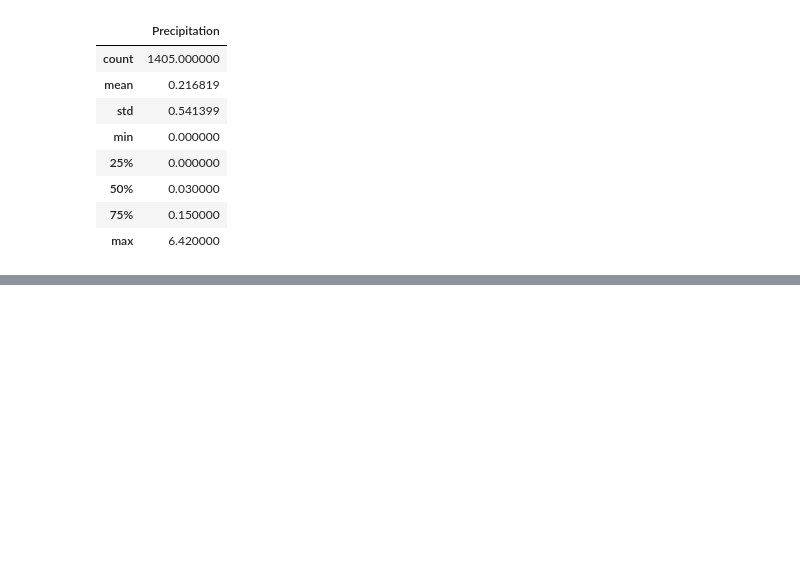
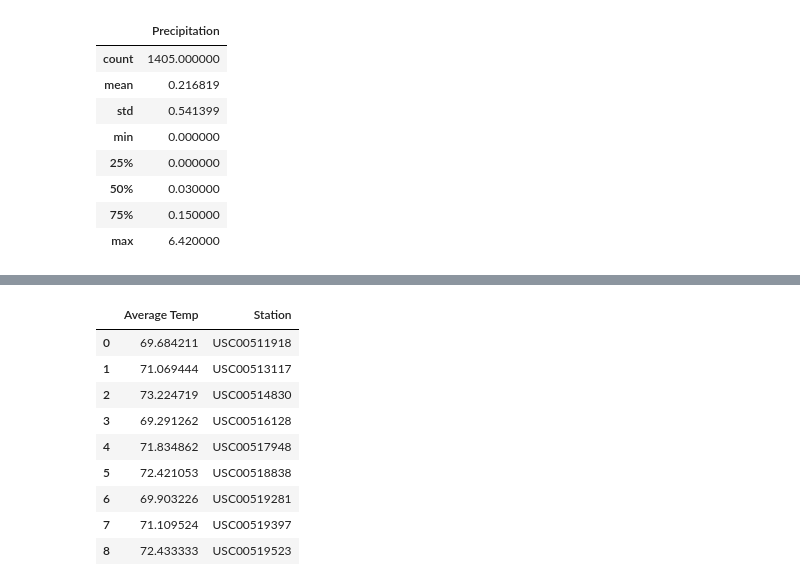
Before and after one commit to Degri95/surfs_up, a Jupyter notebook: SurfsUp_Challenge.ipynb, the cells around one changed output, grey strips where cells are left out. Drawn from its saved outputs; the diff is of its cells as text; code cells hidden in the pictures; blank space fills up the shorter version.

```diff
--- a/SurfsUp_Challenge.ipynb
+++ b/SurfsUp_Challenge.ipynb
@@ -156,0 +176,19 @@ December_prcp_df.describe()
+# %%
+# December station temps
+December_station_temp = session.query(Measurement.date, func.avg(Measurement.tobs), Measurement.station).\
+filter(extract('month', Measurement.date) == 12).group_by(Measurement.station)
+#December_station_temp.all()
+December_station_temp_list = [list(x) for x in December_station_temp]
+December_station_temp_df = pd.DataFrame(December_station_temp_list, columns=["Date", "Average Temp", "Station"])
+December_station_temp_df[["Average Temp","Station"]]
+# %% [output]
+|  | Average Temp | Station |
+| 0 | 69.684211 | USC00511918 |
+| 1 | 71.069444 | USC00513117 |
+| 2 | 73.224719 | USC00514830 |
+| 3 | 69.291262 | USC00516128 |
+| 4 | 71.834862 | USC00517948 |
+| 5 | 72.421053 | USC00518838 |
+| 6 | 69.903226 | USC00519281 |
+| 7 | 71.109524 | USC00519397 |
+| 8 | 72.433333 | USC00519523 |
```
Also changed, not shown: parts of 2 cells of this notebook, 2 other files.
